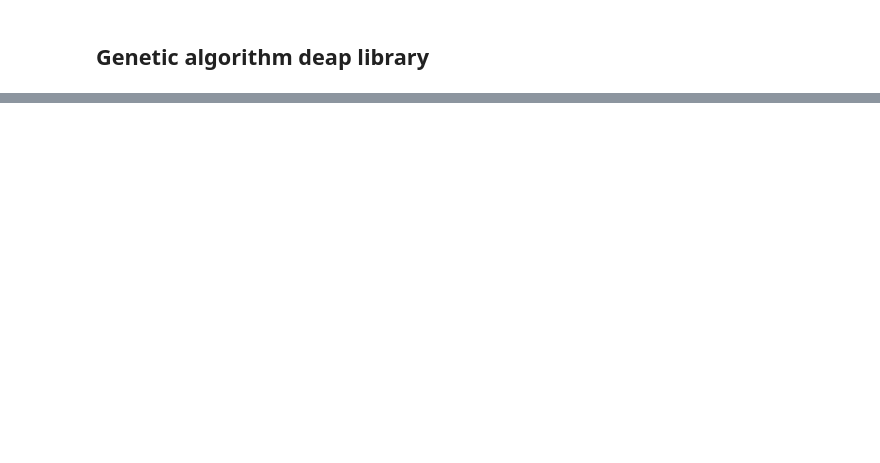
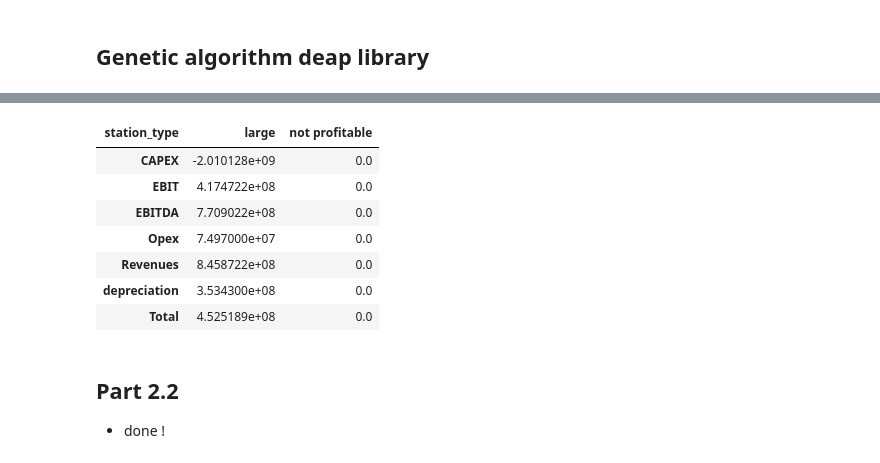
Before and after one commit to augustin-delabrosse/sustainability-challenge, a Jupyter notebook: notebook/Notebook_genetic_algorithm.ipynb, the cells around one changed output, grey strips where cells are left out. Saved outputs shown, nothing was run; the diff lists cells and outputs as text; code cells hidden in the pictures; blank space fills up the shorter version.

```diff
--- a/notebook/Notebook_genetic_algorithm.ipynb
+++ b/notebook/Notebook_genetic_algorithm.ipynb
@@ -279,0 +302,27 @@ finance_chosen_stations
+# %%
+chosen_stations_2030_bretagne = chosen_stations_2030_per_reg
+# %%
+chosen_stations_2030 = chosen_stations_2030_bretagne
+
+for region_name in list_regions:
+
+    region_name,population,avg_fitness,min_fitness,max_fitness,arg_min_fitness = run_ga(df_new_points,
+        nb_stations_per_region,
+        region_name=region_name,
+        year = 2030,
+        num_generations = 30,
+        population_size = 50)
+
+    chosen_stations_2030_per_reg = extract_restults(
+        population,
+        max_fitness,
+        df_new_points
+    )
+
+    chosen_stations_2030_per_reg = sales(chosen_stations_2030_per_reg, 2030)
+    chosen_stations_2030_per_reg = station_type(chosen_stations_2030_per_reg)
+    chosen_stations_2030_per_reg['Region'] = region_name
+
+    chosen_stations_2030 = pd.concat([chosen_stations_2030,chosen_stations_2030_per_reg],axis=0)
+
+chosen_stations_2030.to_csv('chosen_stations_2030.csv')
@@ -279,0 +535,17 @@ finance_chosen_stations
+# %%
+finance_chosen_stations_2030 = financial_summary(chosen_stations_2030)
+# %%
+finance_chosen_stations_2030
+# %% [output]
+| station_type | large | not profitable |
+| CAPEX | -2.010128e+09 | 0.0 |
+| EBIT | 4.174722e+08 | 0.0 |
+| EBITDA | 7.709022e+08 | 0.0 |
+| Opex | 7.497000e+07 | 0.0 |
+| Revenues | 8.458722e+08 | 0.0 |
+| depreciation | 3.534300e+08 | 0.0 |
+| Total | 4.525189e+08 | 0.0 |
+# %% [markdown]
+## Part 2.2
+
+- done !
```
Also changed, not shown: parts of 34 cells of this notebook, 7 other files.
